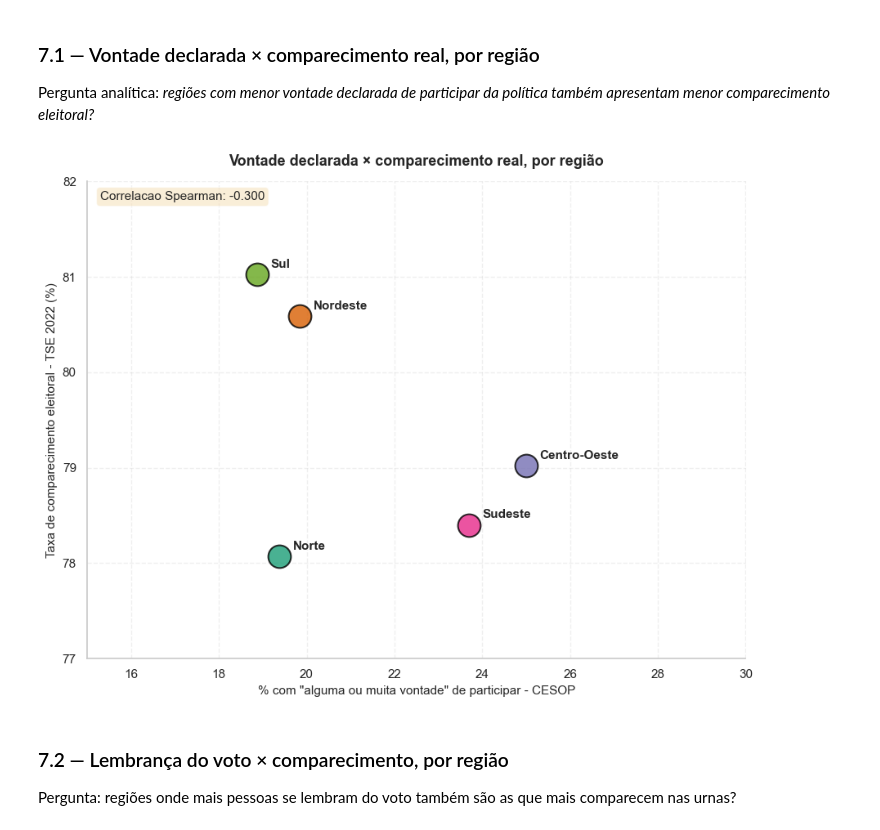
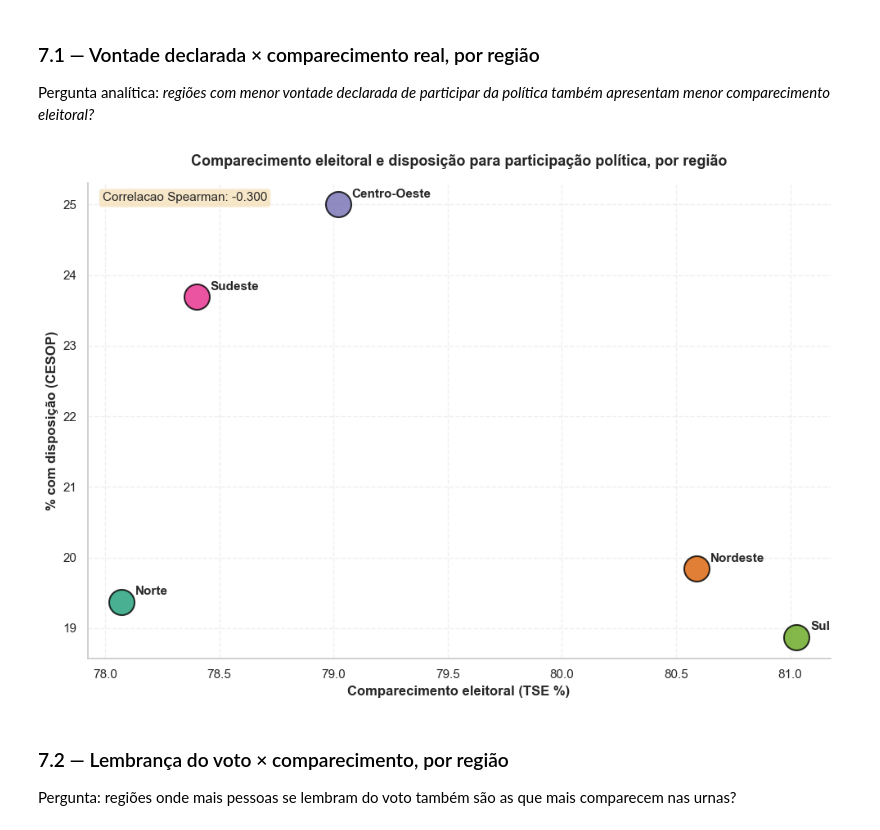
Before and after one commit to edfeherr/projeto-eda-democracia, a Jupyter notebook: notebooks/02_analises_exploratorias.ipynb, the cells around one changed output. Saved outputs shown, nothing was run; the diff lists cells and outputs as text; code cells hidden in the pictures.

Commit message:
fix: reorienta eixos na seção 7.2 - comparecimento (X) vs lembrança voto (Y)

```diff
--- a/notebooks/02_analises_exploratorias.ipynb
+++ b/notebooks/02_analises_exploratorias.ipynb
@@ -2298,36 +2298,36 @@ df_cruz = pd.DataFrame({
     "Vontade (alguma ou muita %)": vontade_por_regiao,
 }).dropna()
 
 # Correlacao de Spearman
 rho = df_cruz.corr(method="spearman").iloc[0, 1]
 
 # Cores por regiao
 cores_plot = {"Norte": "#1b9e77", "Nordeste": "#d95f02", "Centro-Oeste": "#7570b3",
               "Sudeste": "#e7298a", "Sul": "#66a61e"}
 
 # Plotar scatter: Eixo X = Comparecimento TSE, Eixo Y = Vontade CESOP
 fig, ax = plt.subplots(figsize=(10, 7))
 for regiao in df_cruz.index:
     comparecimento = df_cruz.loc[regiao, "Comparecimento TSE"]
     vontade = df_cruz.loc[regiao, "Vontade (alguma ou muita %)"]
     cor = cores_plot.get(regiao, "#999999")
 
     ax.scatter(comparecimento, vontade, s=500, color=cor, edgecolors="black",
                linewidth=1.5, zorder=3, alpha=0.8, label=regiao)
     ax.annotate(regiao, (comparecimento, vontade), textcoords="offset points",
                 xytext=(12, 6), fontsize=11, fontweight="bold")
 
-ax.set_xlabel("Taxa de comparecimento eleitoral (TSE %)", fontsize=12, fontweight="bold")
-ax.set_ylabel('% com "alguma ou muita vontade" de participar (CESOP)', fontsize=12, fontweight="bold")
+ax.set_xlabel("Comparecimento eleitoral (TSE %)", fontsize=12, fontweight="bold")
+ax.set_ylabel("% com disposição (CESOP)", fontsize=12, fontweight="bold")
 ax.set_title("Comparecimento eleitoral e disposição para participação política, por região", fontsize=13, fontweight="bold", pad=15)
 ax.grid(True, alpha=0.3, linestyle="--")
 ax.text(0.02, 0.98, f"Correlacao Spearman: {rho:.3f}", transform=ax.transAxes, fontsize=11,
         verticalalignment="top", bbox=dict(boxstyle="round", facecolor="wheat", alpha=0.7))
 
 plt.tight_layout()
 plt.show()
 # %% [output]
-[figure, old version]
+[figure, new version]
 # %% [markdown]
 ### 7.2 — Lembrança do voto × comparecimento, por região
 
```
Also changed, not shown: parts of 6 cells of this notebook.
